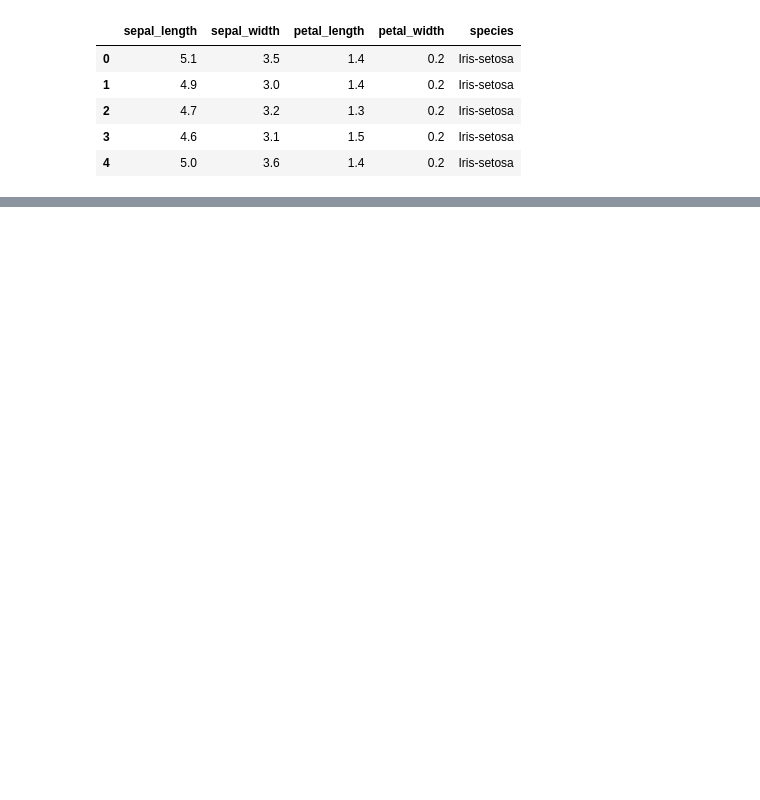
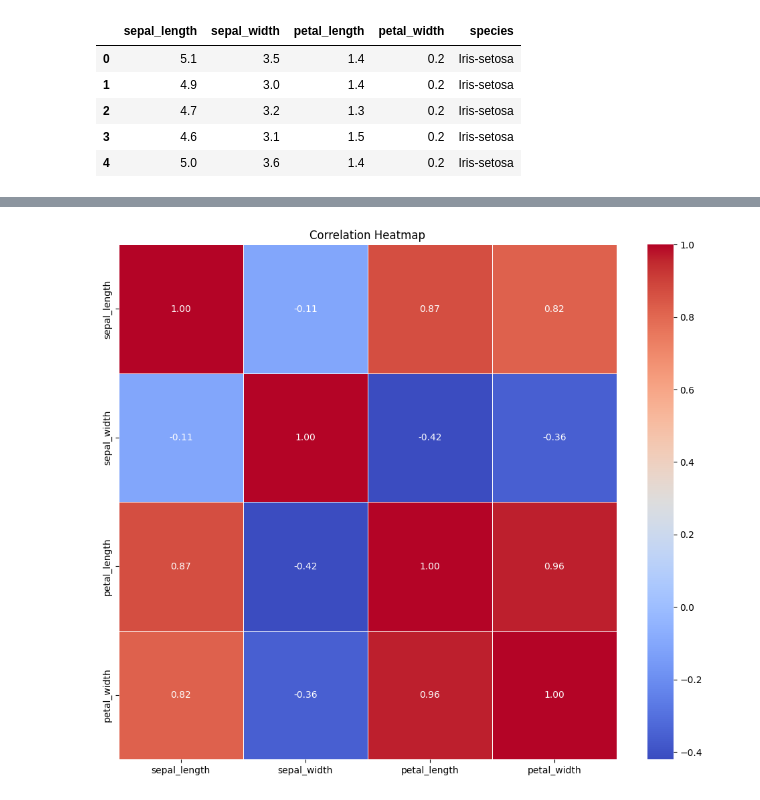
Before and after one commit to abioz-aiz/CODSOFT, a Jupyter notebook: codsoft_3/iris_classification.ipynb, the cells around one changed output, grey strips where cells are left out. Cells and saved outputs as stored; diff of their text form; code cells hidden in the pictures; blank space fills up the shorter version.

```diff
--- a/codsoft_3/iris_classification.ipynb
+++ b/codsoft_3/iris_classification.ipynb
@@ -31,0 +89,3 @@ iris.head()
+# %%
+correlation_iris=iris.drop(columns = 'species').corr()
+correlation_iris
@@ -31,0 +98,7 @@ iris.head()
+# %%
+plt.figure(figsize=(12, 10))
+sns.heatmap(correlation_iris, annot=True, cmap='coolwarm', fmt=".2f", linewidths=0.5)
+plt.title('Correlation Heatmap')
+plt.show()
+# %% [output]
+[figure, added]
```
Also changed, not shown: parts of 20 cells of this notebook.
